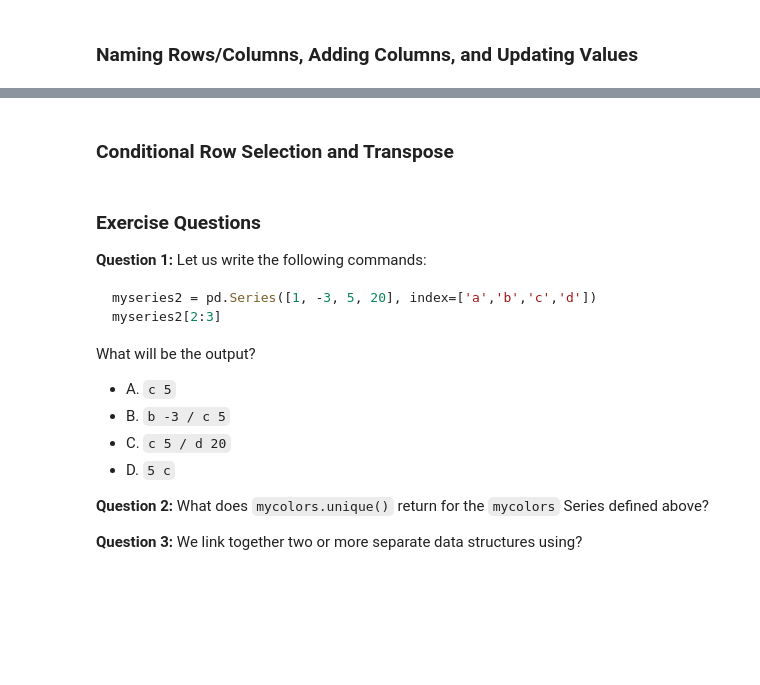
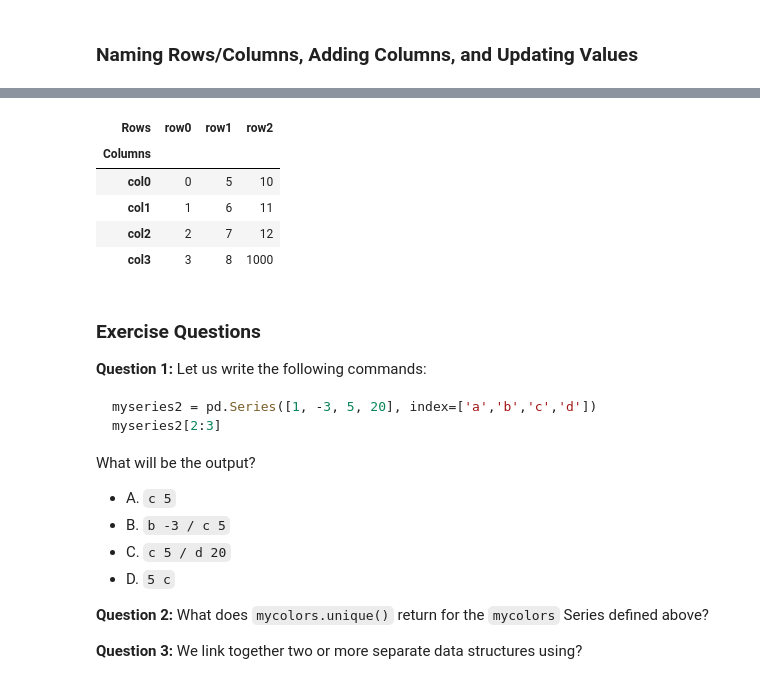
Before and after one commit to wasimnawaz1/programming_4_AI, a Jupyter notebook: Programming_for_AI,_Lectures_(Week_5-8)_Pandas.ipynb, the cells around one changed output, grey strips where cells are left out. Saved outputs shown, nothing was run; the diff lists cells and outputs as text; code cells hidden in the pictures; blank space fills up the shorter version.

```diff
--- a/Programming_for_AI,_Lectures_(Week_5-8)_Pandas.ipynb
+++ b/Programming_for_AI,_Lectures_(Week_5-8)_Pandas.ipynb
@@ -864,2 +1178,0 @@ myframe4
-# %% [markdown]
-### Conditional Row Selection and Transpose
@@ -873,6 +1179,13 @@ myframe3[myframe3['Experience (years)'] > 4]
 # %%
 # Transpose a DataFrame
-myframe3.T
+myframe4.T
+# %% [output]
+| Rows | row0 | row1 | row2 |
+| Columns |  |  |  |
+| col0 | 0 | 5 | 10 |
+| col1 | 1 | 6 | 11 |
+| col2 | 2 | 7 | 12 |
+| col3 | 3 | 8 | 1000 |
 # %% [markdown]
 ### Exercise Questions
 
```
Also changed, not shown: parts of 55 cells of this notebook.
